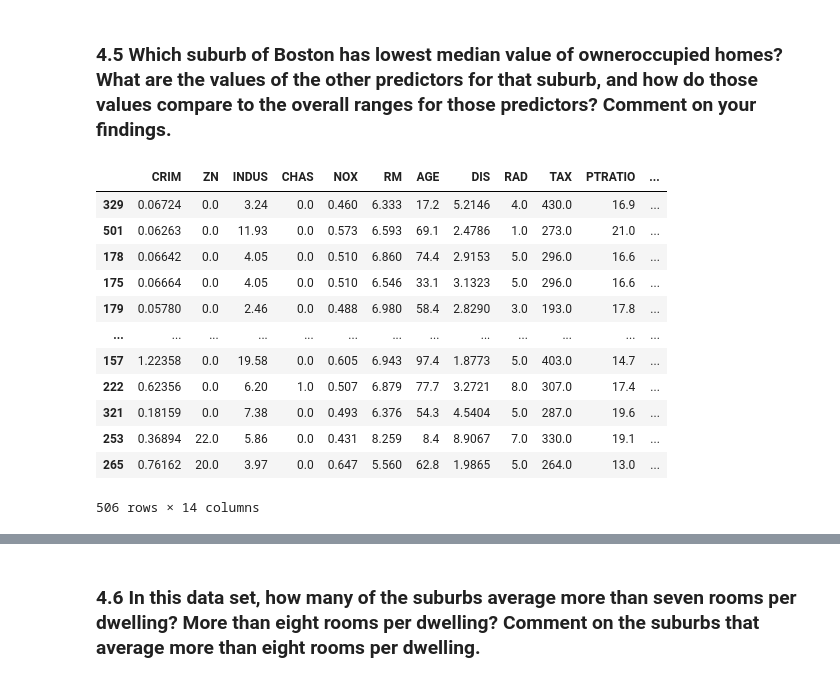
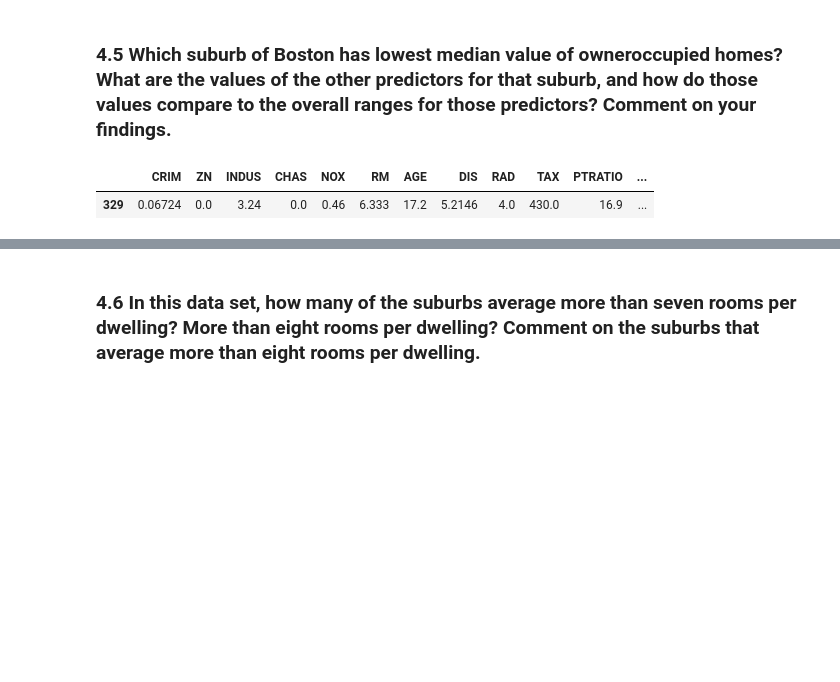
Before and after one commit to mendelevium/m2-4-stats, a Jupyter notebook: Workshop.ipynb, the cells around one changed output, grey strips where cells are left out. Cells and saved outputs as stored; diff of their text form; code cells hidden in the pictures; blank space fills up the shorter version.

```diff
--- a/Workshop.ipynb
+++ b/Workshop.ipynb
@@ -318,22 +288,11 @@ df.PTRATIO.median()
 ### 4.5 Which suburb of Boston has lowest median value of owneroccupied homes? What are the values of the other predictors for that suburb, and how do those values compare to the overall ranges for those predictors? Comment on your findings.
 # %%
 df['MEDV'] = load_boston()['target']
-df.sort_values(by='MEDV')#.index[0]
-#print(df.MEDV.idxmin())
+df.sort_values(by='MEDV').head(1)
 
-# very small land zoned (ZN) in relatively recent construction (AGE)
+# very small land zoned (ZN) and relatively recent construction (AGE)
+# in comparison to df.describe()
 # trailer park? small condos?
 # %% [output]
 |  | CRIM | ZN | INDUS | CHAS | NOX | RM | AGE | DIS | RAD | TAX | PTRATIO | ... |
-| 329 | 0.06724 | 0.0 | 3.24 | 0.0 | 0.460 | 6.333 | 17.2 | 5.2146 | 4.0 | 430.0 | 16.9 | ... |
-| 501 | 0.06263 | 0.0 | 11.93 | 0.0 | 0.573 | 6.593 | 69.1 | 2.4786 | 1.0 | 273.0 | 21.0 | ... |
-| 178 | 0.06642 | 0.0 | 4.05 | 0.0 | 0.510 | 6.860 | 74.4 | 2.9153 | 5.0 | 296.0 | 16.6 | ... |
-| 175 | 0.06664 | 0.0 | 4.05 | 0.0 | 0.510 | 6.546 | 33.1 | 3.1323 | 5.0 | 296.0 | 16.6 | ... |
-| 179 | 0.05780 | 0.0 | 2.46 | 0.0 | 0.488 | 6.980 | 58.4 | 2.8290 | 3.0 | 193.0 | 17.8 | ... |
-| ... | ... | ... | ... | ... | ... | ... | ... | ... | ... | ... | ... | ... |
-| 157 | 1.22358 | 0.0 | 19.58 | 0.0 | 0.605 | 6.943 | 97.4 | 1.8773 | 5.0 | 403.0 | 14.7 | ... |
-| 222 | 0.62356 | 0.0 | 6.20 | 1.0 | 0.507 | 6.879 | 77.7 | 3.2721 | 8.0 | 307.0 | 17.4 | ... |
-| 321 | 0.18159 | 0.0 | 7.38 | 0.0 | 0.493 | 6.376 | 54.3 | 4.5404 | 5.0 | 287.0 | 19.6 | ... |
-| 253 | 0.36894 | 22.0 | 5.86 | 0.0 | 0.431 | 8.259 | 8.4 | 8.9067 | 7.0 | 330.0 | 19.1 | ... |
-| 265 | 0.76162 | 20.0 | 3.97 | 0.0 | 0.647 | 5.560 | 62.8 | 1.9865 | 5.0 | 264.0 | 13.0 | ... |
+| 329 | 0.06724 | 0.0 | 3.24 | 0.0 | 0.46 | 6.333 | 17.2 | 5.2146 | 4.0 | 430.0 | 16.9 | ... |
-506 rows × 14 columns
```
Also changed, not shown: parts of 18 cells of this notebook.
